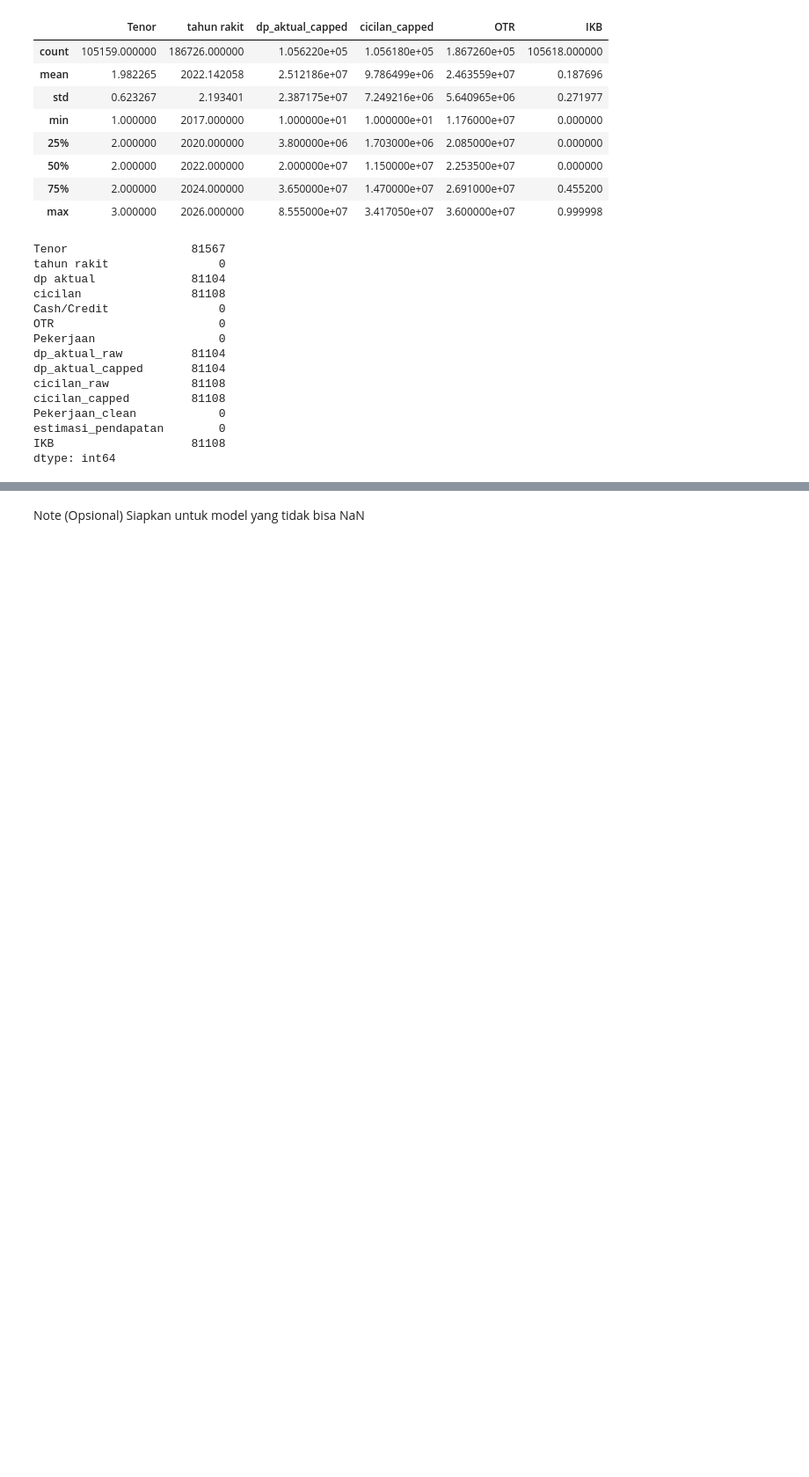
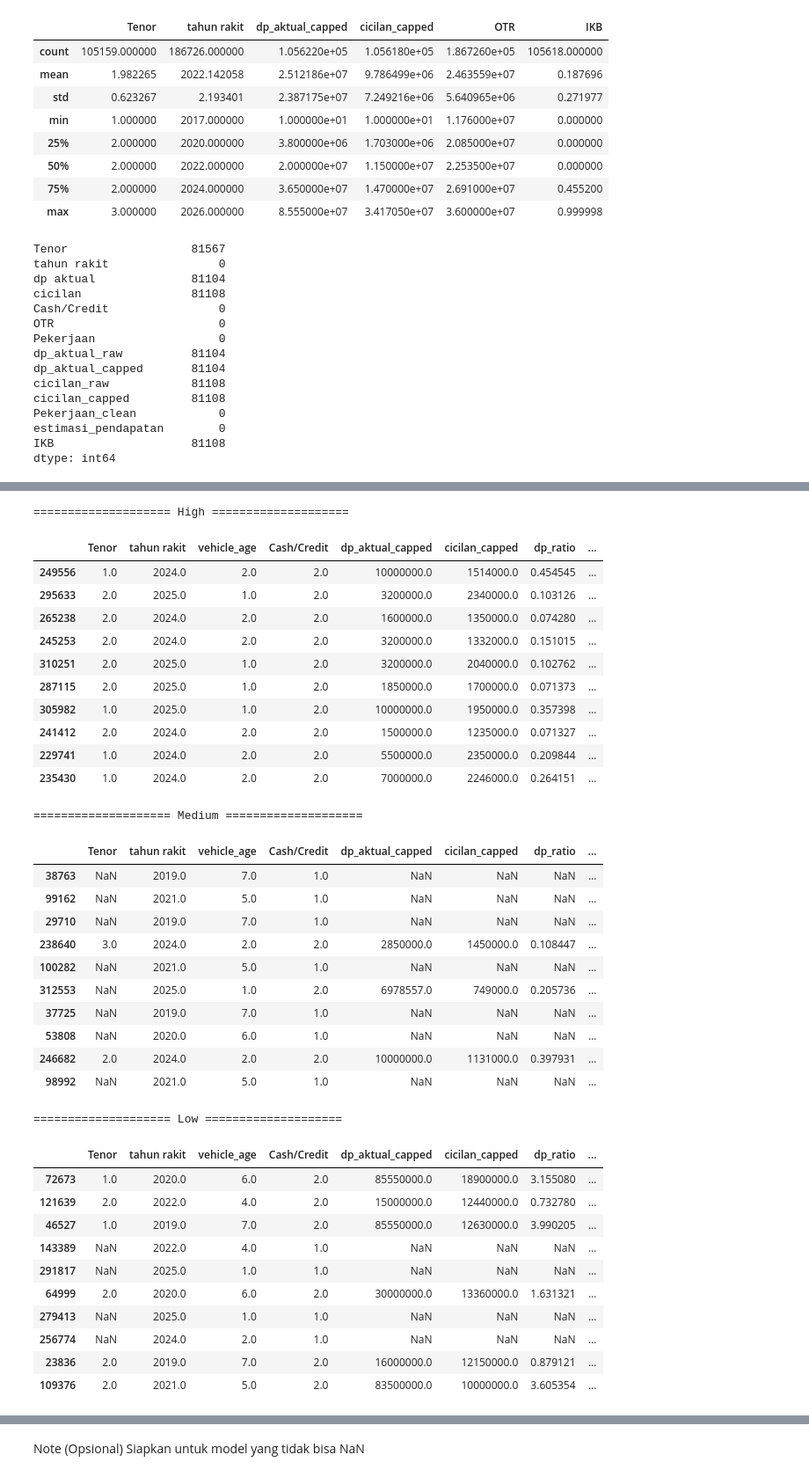
Before and after one commit to FauzanZF/UCSparc2026, a Jupyter notebook: fauzan969avere0.ipynb, the cells around one changed output, grey strips where cells are left out. Shown at 88% size. Saved outputs shown, nothing was run; the diff lists cells and outputs as text; code cells hidden in the pictures; blank space fills up the shorter version.

```diff
--- a/fauzan969avere0.ipynb
+++ b/fauzan969avere0.ipynb
@@ -930 +980,53 @@ Name: proportion, dtype: float64
+# %%
+#Sanity check
+cols_check = [
+    'Tenor', 'tahun rakit', 'vehicle_age',
+    'Cash/Credit', 'dp_aktual_capped', 'cicilan_capped',
+    'dp_ratio', 'cicilan_ratio', 'OTR', 'IKB', 'score'
+]
+
+for lbl in ['High', 'Medium', 'Low']:
+    print(f"\n{'='*20} {lbl} {'='*20}")
+    display(
+        df_labeling[df_labeling['priority_label'] == lbl]
+        .sample(10, random_state=42)
+        [cols_check]
+    )
+# %% [output]
+==================== High ====================
+|  | Tenor | tahun rakit | vehicle_age | Cash/Credit | dp_aktual_capped | cicilan_capped | dp_ratio | ... |
+| 249556 | 1.0 | 2024.0 | 2.0 | 2.0 | 10000000.0 | 1514000.0 | 0.454545 | ... |
+| 295633 | 2.0 | 2025.0 | 1.0 | 2.0 | 3200000.0 | 2340000.0 | 0.103126 | ... |
+| 265238 | 2.0 | 2024.0 | 2.0 | 2.0 | 1600000.0 | 1350000.0 | 0.074280 | ... |
+| 245253 | 2.0 | 2024.0 | 2.0 | 2.0 | 3200000.0 | 1332000.0 | 0.151015 | ... |
+| 310251 | 2.0 | 2025.0 | 1.0 | 2.0 | 3200000.0 | 2040000.0 | 0.102762 | ... |
+| 287115 | 2.0 | 2025.0 | 1.0 | 2.0 | 1850000.0 | 1700000.0 | 0.071373 | ... |
+| 305982 | 1.0 | 2025.0 | 1.0 | 2.0 | 10000000.0 | 1950000.0 | 0.357398 | ... |
+| 241412 | 2.0 | 2024.0 | 2.0 | 2.0 | 1500000.0 | 1235000.0 | 0.071327 | ... |
+| 229741 | 1.0 | 2024.0 | 2.0 | 2.0 | 5500000.0 | 2350000.0 | 0.209844 | ... |
+| 235430 | 1.0 | 2024.0 | 2.0 | 2.0 | 7000000.0 | 2246000.0 | 0.264151 | ... |
+==================== Medium ====================
+|  | Tenor | tahun rakit | vehicle_age | Cash/Credit | dp_aktual_capped | cicilan_capped | dp_ratio | ... |
+| 38763 | NaN | 2019.0 | 7.0 | 1.0 | NaN | NaN | NaN | ... |
+| 99162 | NaN | 2021.0 | 5.0 | 1.0 | NaN | NaN | NaN | ... |
+| 29710 | NaN | 2019.0 | 7.0 | 1.0 | NaN | NaN | NaN | ... |
+| 238640 | 3.0 | 2024.0 | 2.0 | 2.0 | 2850000.0 | 1450000.0 | 0.108447 | ... |
+| 100282 | NaN | 2021.0 | 5.0 | 1.0 | NaN | NaN | NaN | ... |
+| 312553 | NaN | 2025.0 | 1.0 | 2.0 | 6978557.0 | 749000.0 | 0.205736 | ... |
+| 37725 | NaN | 2019.0 | 7.0 | 1.0 | NaN | NaN | NaN | ... |
+| 53808 | NaN | 2020.0 | 6.0 | 1.0 | NaN | NaN | NaN | ... |
+| 246682 | 2.0 | 2024.0 | 2.0 | 2.0 | 10000000.0 | 1131000.0 | 0.397931 | ... |
+| 98992 | NaN | 2021.0 | 5.0 | 1.0 | NaN | NaN | NaN | ... |
+==================== Low ====================
+|  | Tenor | tahun rakit | vehicle_age | Cash/Credit | dp_aktual_capped | cicilan_capped | dp_ratio | ... |
+| 72673 | 1.0 | 2020.0 | 6.0 | 2.0 | 85550000.0 | 18900000.0 | 3.155080 | ... |
+| 121639 | 2.0 | 2022.0 | 4.0 | 2.0 | 15000000.0 | 12440000.0 | 0.732780 | ... |
+| 46527 | 1.0 | 2019.0 | 7.0 | 2.0 | 85550000.0 | 12630000.0 | 3.990205 | ... |
+| 143389 | NaN | 2022.0 | 4.0 | 1.0 | NaN | NaN | NaN | ... |
+| 291817 | NaN | 2025.0 | 1.0 | 1.0 | NaN | NaN | NaN | ... |
+| 64999 | 2.0 | 2020.0 | 6.0 | 2.0 | 30000000.0 | 13360000.0 | 1.631321 | ... |
+| 279413 | NaN | 2025.0 | 1.0 | 1.0 | NaN | NaN | NaN | ... |
+| 256774 | NaN | 2024.0 | 2.0 | 1.0 | NaN | NaN | NaN | ... |
+| 23836 | 2.0 | 2019.0 | 7.0 | 2.0 | 16000000.0 | 12150000.0 | 0.879121 | ... |
+| 109376 | 2.0 | 2021.0 | 5.0 | 2.0 | 83500000.0 | 10000000.0 | 3.605354 | ... |
 # %%
```
Also changed, not shown: parts of 2 cells of this notebook.
